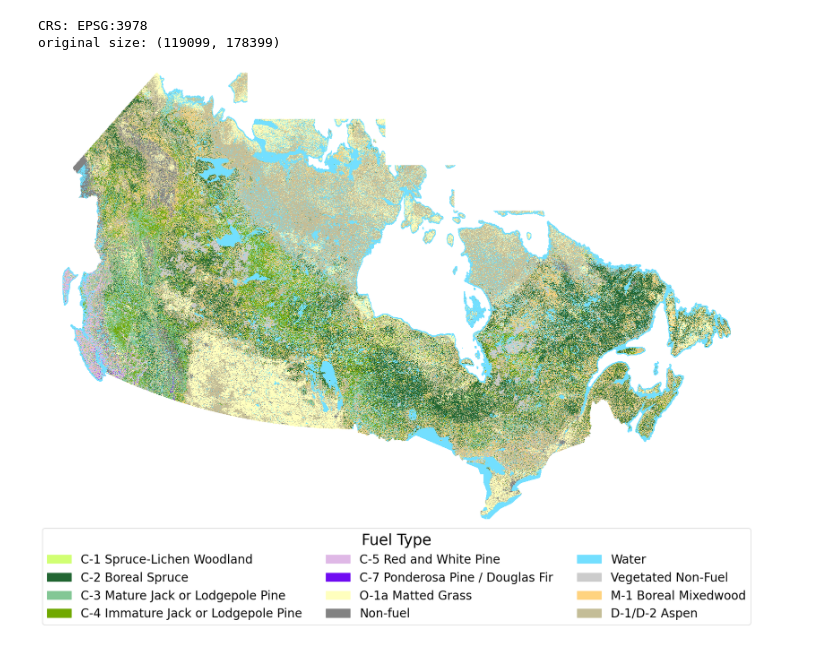
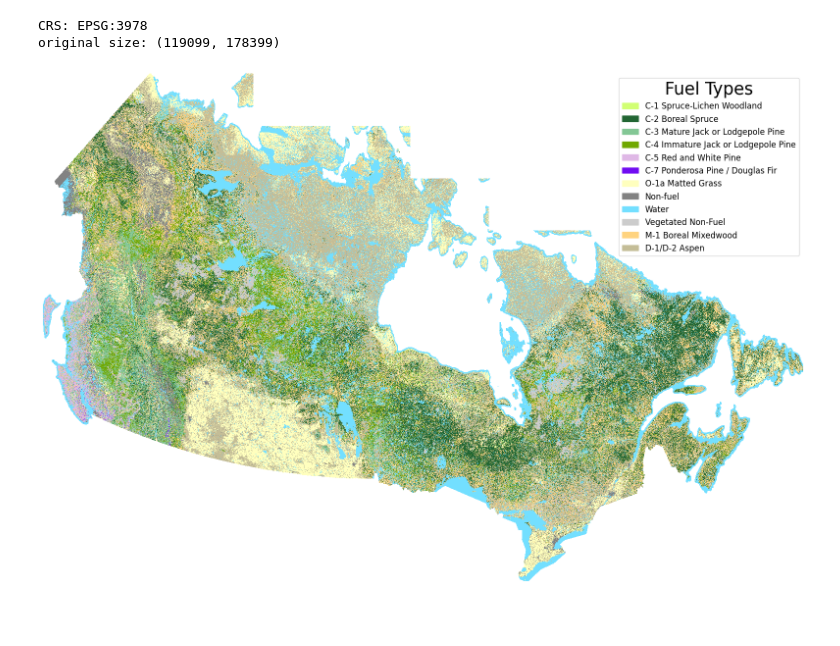
Before and after one commit to Forest-Fire-Research/forest-fuel-type-canada, a Jupyter notebook: notebooks/1_fuel_type_visulization.ipynb, the cells around one changed output. Cells and saved outputs as stored; diff of their text form; code cells hidden in the pictures; blank space fills up the shorter version.

```diff
--- a/notebooks/1_fuel_type_visulization.ipynb
+++ b/notebooks/1_fuel_type_visulization.ipynb
@@ -74,10 +74,11 @@ def plot_legend(
     label_merge_dict:dict = label_merge_dict,
     color_merge_dict:dict = color_merge_dict,
     legend_anchor:tuple = (.5, -0.25),
-    title:str = "Fuel Type",
+    legend_loc:str = 'lower center',
+    legend_num_col = 3,
+    title:str = "Fuel Types",
     title_font_size:int = 25,
     font_size = 20,
-    legend_num_col = 3
 ):
     new_color_dict = deepcopy(color_dict)
     new_label_dict = deepcopy(label_dict)
@@ -96,7 +97,7 @@ def plot_legend(
     plt.legend(
         title=title,
         handles=handles,
-        loc='lower center',
+        loc=legend_loc,
         bbox_to_anchor=legend_anchor,
         frameon=True,
         ncol=legend_num_col,
@@ -117,17 +118,30 @@ original size: (119099, 178399)
 # %%
 fig, ax = plt.subplots(
     figsize = (20,20)
 )
 
 plt.imshow(
     image_data[::SAMPLE_SIZE, ::SAMPLE_SIZE],
     cmap=cmap,
     norm=norm,
     interpolation="nearest"
 )
 
 plt.axis('off')
 
-plot_legend()
+plot_legend(
+    legend_anchor = (1, 1),
+    legend_loc = 'upper right',
+    legend_num_col = 1,
+    title_font_size = 25,
+    font_size = 12,
+)
+
+
+plt.savefig(
+    "../assets/visulizations/fuel_type_map.png",
+    dpi=100,
+    bbox_inches='tight'
+)
 # %% [output]
-[figure, old version]
+[figure, new version]
```
Also changed, not shown: 1 other file.
